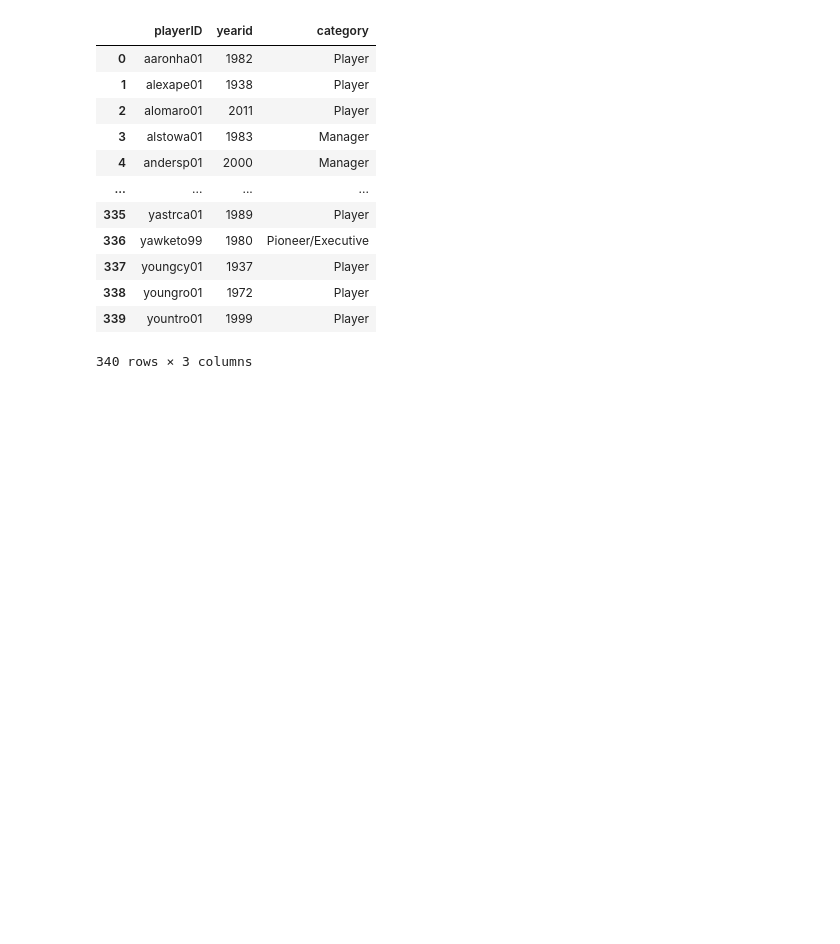
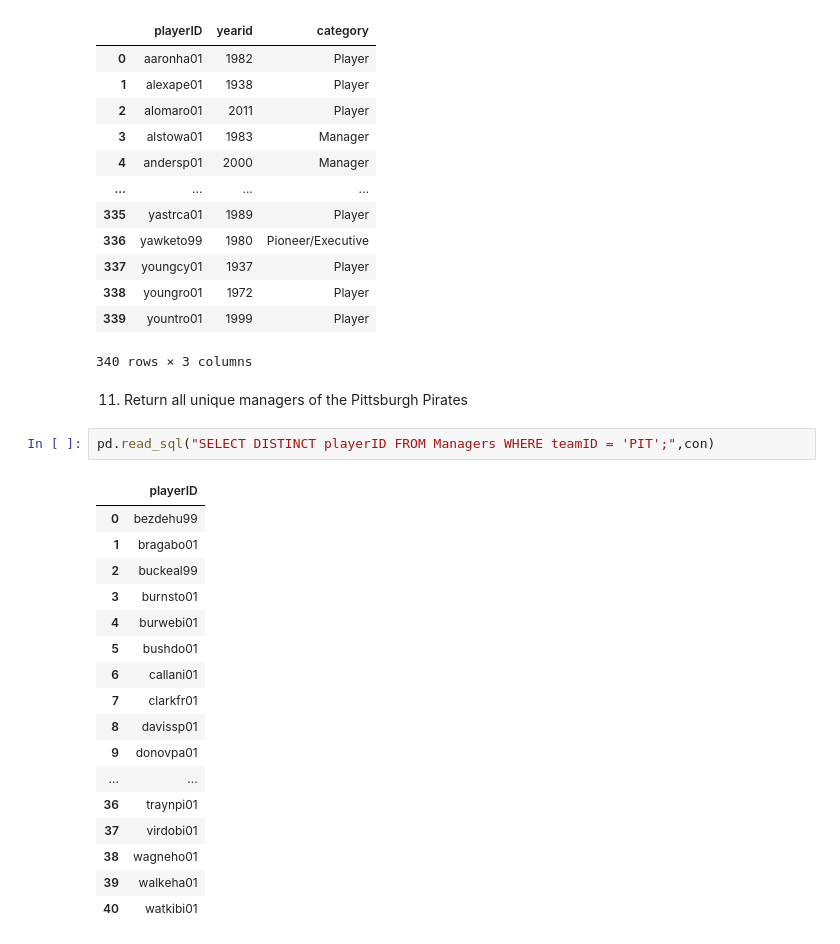
Before and after one commit to bingxiaochen/ST554, a Jupyter notebook: ST_554_HW5_.ipynb, the cells around one changed output. Drawn from its saved outputs; the diff is of its cells as text; blank space fills up the shorter version.

```diff
--- a/ST_554_HW5_.ipynb
+++ b/ST_554_HW5_.ipynb
@@ -220,3 +220,25 @@ pd.read_sql("SELECT playerID, yearid, category FROM HallOfFame WHERE inducted =
 | 338 | youngro01 | 1972 | Player |
 | 339 | yountro01 | 1999 | Player |
 340 rows × 3 columns
+# %% [markdown]
+11. Return all unique managers of the Pittsburgh Pirates
+# %%
+pd.read_sql("SELECT DISTINCT playerID FROM Managers WHERE teamID = 'PIT';",con)
+# %% [output]
+|  | playerID |
+| 0 | bezdehu99 |
+| 1 | bragabo01 |
+| 2 | buckeal99 |
+| 3 | burnsto01 |
+| 4 | burwebi01 |
+| 5 | bushdo01 |
+| 6 | callani01 |
+| 7 | clarkfr01 |
+| 8 | davissp01 |
+| 9 | donovpa01 |
+| ... | ... |
+| 36 | traynpi01 |
+| 37 | virdobi01 |
+| 38 | wagneho01 |
+| 39 | walkeha01 |
+| 40 | watkibi01 |
```
Also changed, not shown: parts of 15 cells of this notebook.
